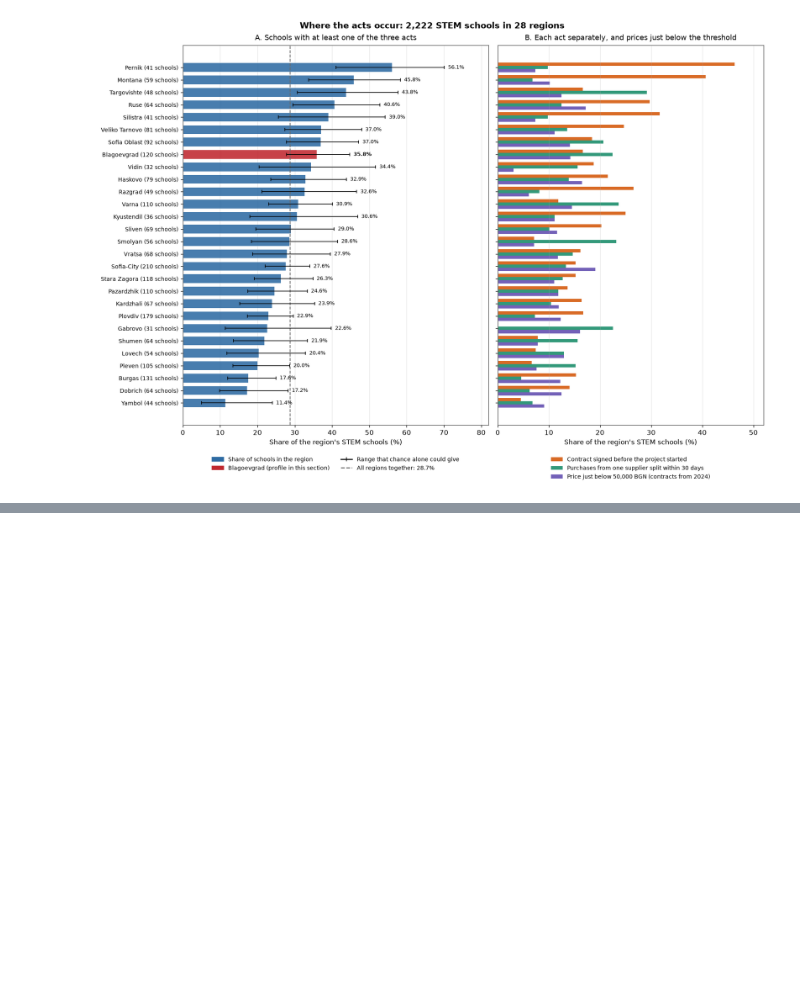
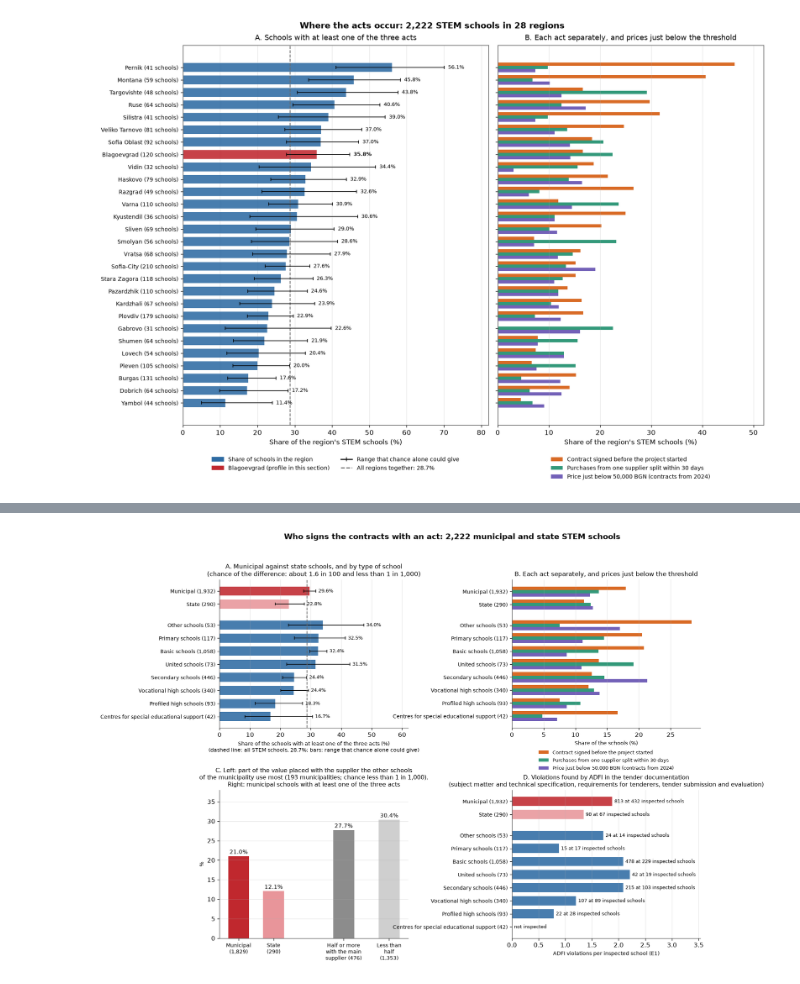
Before and after one commit to beluhov/stem-public-data-indicators, a Jupyter notebook: STEM_Public_Data_Indicators.ipynb, the cells around one changed output, grey strips where cells are left out. Cells and saved outputs as stored; diff of their text form; code cells hidden in the pictures; blank space fills up the shorter version.

```diff
--- a/STEM_Public_Data_Indicators.ipynb
+++ b/STEM_Public_Data_Indicators.ipynb
@@ -1431,0 +1885,81 @@ plt.show()
+# %%
+# Figure F2_3: who signs the contracts with an act, and where ADFI finds violations in the documentation; every number in the figure is taken from this run.
+grp_rows = []
+for lab in ["Municipal", "State"]:
+    g = si63[si63["fund_en"] == lab]
+    grp_rows.append((lab, g))
+for lab in t_tbl["label_en"]:
+    grp_rows.append((lab, si63[si63["type_en"] == lab]))
+plot63 = []
+for lab, g in grp_rows:
+    k, n = int(g["flag_level1"].sum()), int(len(g))
+    p_, lo_, hi_ = wilson_ci(k, n)
+    short = lab if lab in ("Municipal", "State") else plain(lab)[:1].upper() + plain(lab)[1:]
+    plot63.append({"label": f"{short} ({n:,})", "pct": p_ * 100, "lo": lo_ * 100, "hi": hi_ * 100,
+                   "pre": g["flag_predated"].mean() * 100, "spl": g["flag_split_30d"].mean() * 100,
+                   "b50": g["flag_bunching_50k"].mean() * 100, "is_fund": lab in ("Municipal", "State"), "key": lab})
+plot63 = pd.DataFrame(plot63)
+y63 = np.arange(len(plot63))[::-1].astype(float)
+y63[2:] -= 0.6
+nat63 = float(sch_inst["flag_level1"].mean() * 100.0)
+
+fig, axs = plt.subplots(2, 2, figsize=(14, 10.5), gridspec_kw={"hspace": 0.42, "wspace": 0.55})
+(axA, axB), (axC, axD) = axs
+
+colA = ["#c0282e" if k == "Municipal" else "#e8959a" if k == "State" else "#2e6ba3" for k in plot63["key"]]
+axA.barh(y63, plot63["pct"], color=colA, alpha=0.88, height=0.7)
+axA.errorbar(plot63["pct"], y63, xerr=[plot63["pct"] - plot63["lo"], plot63["hi"] - plot63["pct"]],
+             fmt="none", ecolor="black", elinewidth=1.0, capsize=2.5)
+for yy, r in zip(y63, plot63.itertuples()):
+    axA.text(r.hi + 0.8, yy, f"{r.pct:.1f}%", va="center", fontsize=8)
+axA.axvline(nat63, color="dimgray", ls="--", lw=1.2)
+axA.set_yticks(y63, plot63["label"], fontsize=8.5)
+axA.set_xlim(0, 62)
+axA.set_xlabel(f"Share of the schools with at least one of the three acts (%)\n(dashed line: all STEM schools, {nat63:.1f}%; bars: range that chance alone could give)", fontsize=8.5)
+axA.set_title(f"A. Municipal against state schools, and by type of school\n(chance of the difference: {chance_text(p_f_all)} and {chance_text(p_t_all)})", fontsize=10)
+
+bh = 0.26
+axB.barh(y63 + bh, plot63["pre"], height=bh, color="#d96b26", label="Contract signed before the project started")
+axB.barh(y63, plot63["spl"], height=bh, color="#33997a", label="Purchases from one supplier split within 30 days")
+axB.barh(y63 - bh, plot63["b50"], height=bh, color="#7361b8", label="Price just below 50,000 BGN (contracts from 2024)")
+axB.set_yticks(y63, plot63["label"], fontsize=8.5)
+axB.set_xlabel("Share of the schools (%)", fontsize=8.5)
+axB.set_title("B. Each act separately, and prices just below the threshold", fontsize=10)
+axB.legend(loc="upper center", bbox_to_anchor=(0.5, -0.12), fontsize=8, frameon=False)
+
+c_lab = ["Municipal schools", "State schools"]
+c_val = [muni_mean * 100, state_mean * 100]
+axC.bar([0, 1], c_val, color=["#c0282e", "#e8959a"], width=0.6)
+for xx, v in zip([0, 1], c_val):
+    axC.text(xx, v + 0.6, f"{v:.1f}%", ha="center", fontsize=9)
+axC.bar([3, 4.3], [l1_hi, l1_lo], color=["#8c8c8c", "#cfcfcf"], width=0.6)
+for xx, v in zip([3, 4.3], [l1_hi, l1_lo]):
+    axC.text(xx, v + 0.6, f"{v:.1f}%", ha="center", fontsize=9)
+axC.set_xticks([0, 1, 3, 4.3], [f"Municipal\n({n_m_tot:,})", f"State\n({n_s_tot:,})",
+                               f"Half or more\nwith the main\nsupplier ({len(ha_hi):,})", f"Less than\nhalf\n({len(ha_lo):,})"], fontsize=8.5)
+axC.set_ylabel("%", fontsize=8.5)
+axC.set_ylim(0, max(c_val + [l1_hi, l1_lo]) * 1.25)
+axC.set_title(f"C. Left: part of the value placed with the supplier the other schools\nof the municipality use most ({n_munis_loo} municipalities; chance {chance_text(p_obsz)}).\n"
+              "Right: municipal schools with at least one of the three acts", fontsize=9.5)
+
+d_rows = [("Municipal", int(insp.loc["Municipal", "aud"]), int(v24_f["Municipal"])), ("State", int(insp.loc["State", "aud"]), int(v24_f["State"]))]
+d_rows += [(lab, int(v24_tbl.loc[lab, "inspected"]) if lab in v24_tbl.index else 0,
+            int(v24_tbl.loc[lab, "violations_24"]) if lab in v24_tbl.index else 0) for lab in t_tbl["label_en"]]
+d_per = [v / a if a else 0.0 for _, a, v in d_rows]
+axD.barh(y63, d_per, color=colA, alpha=0.88, height=0.7)
+for yy, (lab, a, v), pv in zip(y63, d_rows, d_per):
+    axD.text(pv + 0.04, yy, f"{v} at {a} inspected schools" if a else "not inspected", va="center", fontsize=8)
+axD.set_yticks(y63, plot63["label"], fontsize=8.5)
+axD.set_xlim(0, max(d_per) * 1.6)
+axD.set_xlabel("ADFI violations per inspected school (E1)", fontsize=8.5)
+axD.set_title(f"D. Violations found by ADFI in the tender documentation\n({SEC_NAMES})", fontsize=9.5)
+
+for ax in axs.flat:
+    for side in ("top", "right"):
+        ax.spines[side].set_visible(False)
+    ax.grid(axis="x" if ax is not axC else "y", alpha=0.3)
+fig.suptitle(f"Who signs the contracts with an act: {len(si63):,} municipal and state STEM schools", fontsize=12.5, fontweight="bold")
+fig.savefig(FIG_DIR / "F2_3_institutional_profile.png", dpi=300, bbox_inches="tight")
+plt.show()
+# %% [output]
+[figure, added]
```
Also changed, not shown: parts of 4 cells of this notebook, 3 other files.
